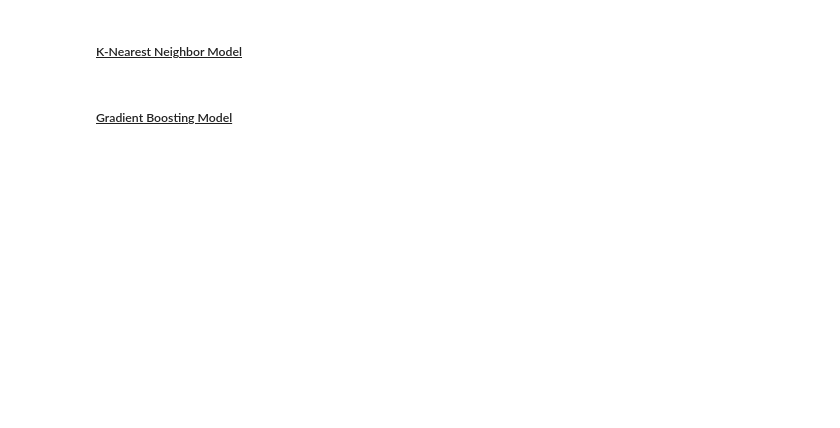
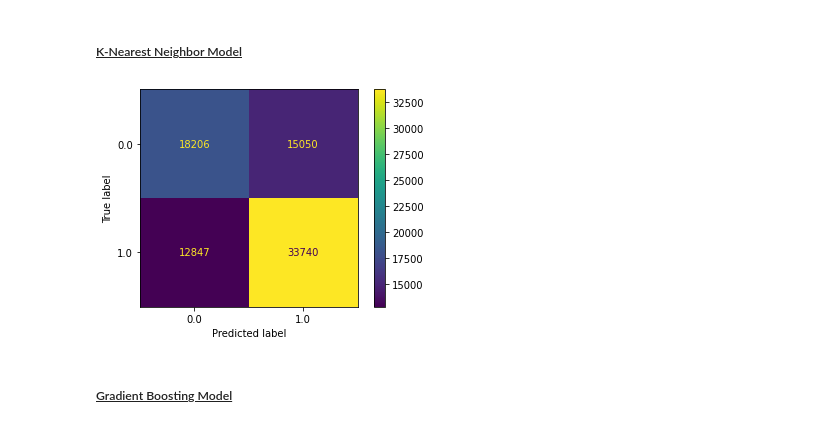
Before and after one commit to dclark87/team_project, a Jupyter notebook: backend_src/notebooks/pass_vs_run_model_notebook.ipynb, the cells around one changed output. Drawn from its saved outputs; the diff is of its cells as text; code cells hidden in the pictures; blank space fills up the shorter version.

```diff
--- a/backend_src/notebooks/pass_vs_run_model_notebook.ipynb
+++ b/backend_src/notebooks/pass_vs_run_model_notebook.ipynb
@@ -335,14 +345,19 @@ decision_tree_roc_auc = auc(false_positive_rate, true_positive_rate)
 # %%
 # Initialize Model
 k_nearest_neighbors = KNeighborsClassifier(n_neighbors = 5)
 k_nearest_neighbors.fit(train_X, train_y)
 
 # Predict on Testing X Dataframe
 k_nearest_neighbors_predictions = k_nearest_neighbors.predict(test_X)
 
 # Calculate False and True Positieves with Predictions and True Value
 false_positive_rate, true_positive_rate, thresholds = roc_curve(test_y, k_nearest_neighbors_predictions)
 k_nearest_neighbor_roc_auc = auc(false_positive_rate, true_positive_rate)
+
+plot_confusion_matrix(k_nearest_neighbors, test_X, test_y)
+plt.show()
+# %% [output]
+[figure, added]
 # %% [markdown]
 ##### <u>Gradient Boosting Model</u>
 # %%
```
Also changed, not shown: parts of 12 cells of this notebook.
